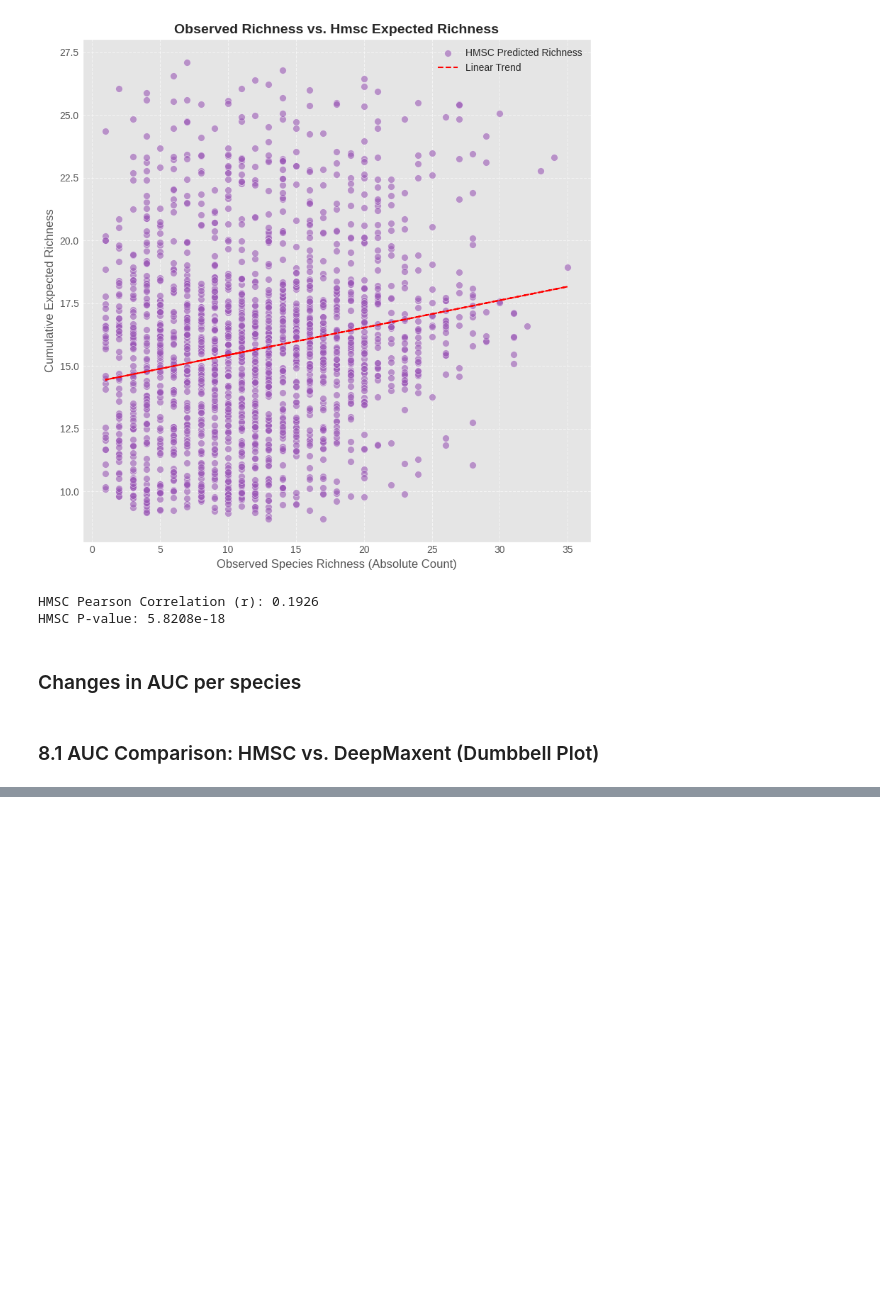
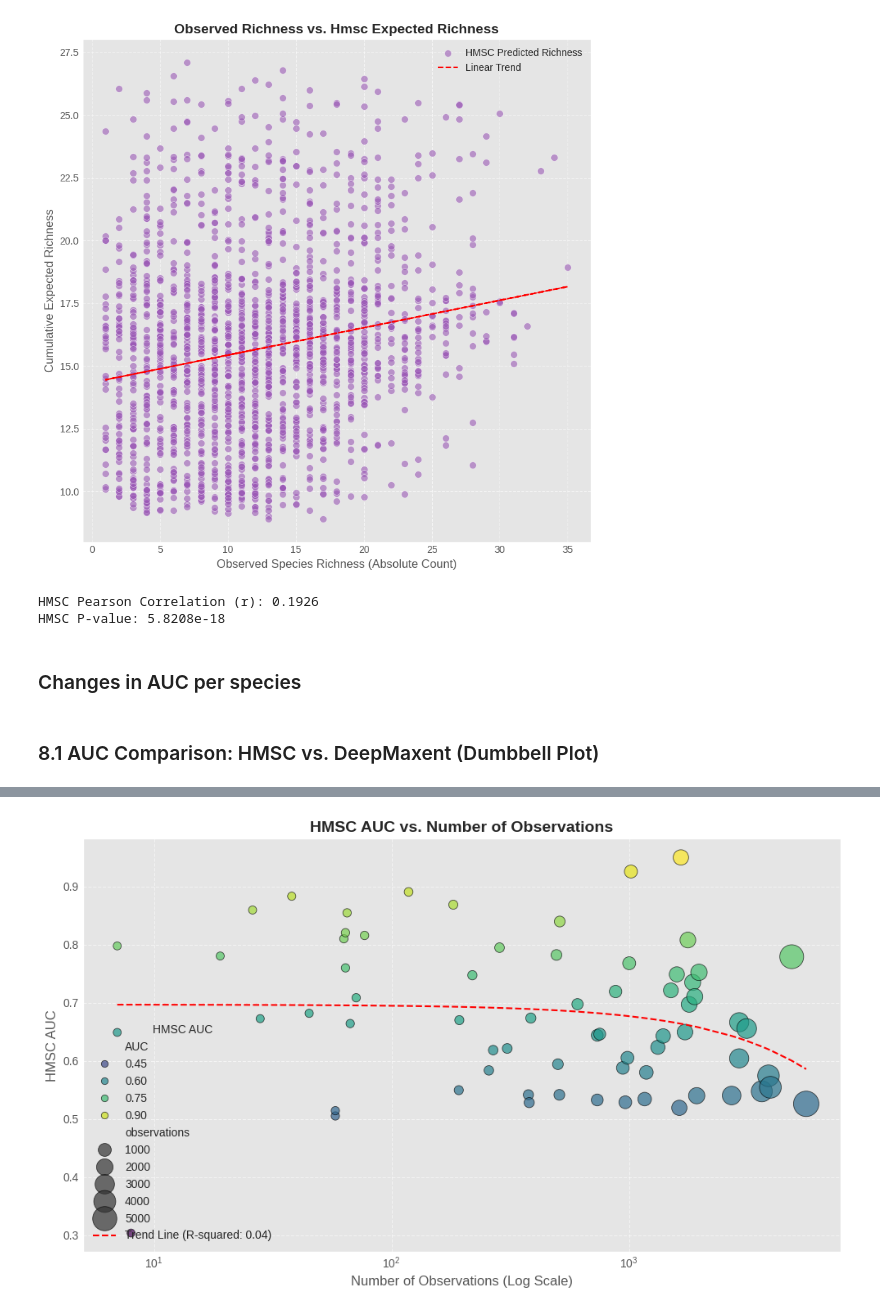
Before and after one commit to cmunozr/2026_I_AI_GU, a Jupyter notebook: Project/deepmaxent.ipynb, the cells around one changed output, grey strips where cells are left out. Drawn from its saved outputs; the diff is of its cells as text; code cells hidden in the pictures; blank space fills up the shorter version.

```diff
--- a/Project/deepmaxent.ipynb
+++ b/Project/deepmaxent.ipynb
@@ -1791,0 +1849,40 @@ plt.show()
+# %%
+from scipy.stats import linregress
+
+plt.figure(figsize=(10, 6))
+sns.scatterplot(
+    x='observations',
+    y='AUC', # Changed from 'auc_change' to 'AUC' for HMSC AUC
+    data=comparison_df_sorted,
+    hue='AUC', # Color points based on HMSC AUC
+    size='observations', # Size points based on observations for emphasis
+    sizes=(50, 500),
+    palette='viridis', # Changed palette to one suitable for single variable
+    legend='brief',
+    edgecolor='black',
+    alpha=0.7
+)
+
+# Add trend line
+slope, intercept, r_value, p_value, std_err = linregress(comparison_df_sorted['observations'], comparison_df_sorted['AUC'])
+plt.plot(
+    comparison_df_sorted['observations'],
+    intercept + slope * comparison_df_sorted['observations'],
+    color='red',
+    linestyle='--',
+    label=f'Trend Line (R-squared: {r_value**2:.2f})'
+)
+
+# Highlight the zero line for AUC change (no longer applicable, so removed or modified)
+# plt.axhline(0.5, color='gray', linestyle=':', linewidth=1, label='Random (AUC = 0.5)') # Added a line for random AUC
+
+plt.title('HMSC AUC vs. Number of Observations', fontsize=14, fontweight='bold')
+plt.xlabel('Number of Observations (Log Scale)', fontsize=12)
+plt.ylabel('HMSC AUC', fontsize=12) # Changed y-label
+plt.xscale('log') # Use log scale for observations due to wide range
+plt.grid(True, linestyle='--', alpha=0.6)
+plt.legend(title='HMSC AUC')
+plt.tight_layout()
+plt.show()
+# %% [output]
+[figure, added]
```
Also changed, not shown: parts of 2 cells of this notebook.
